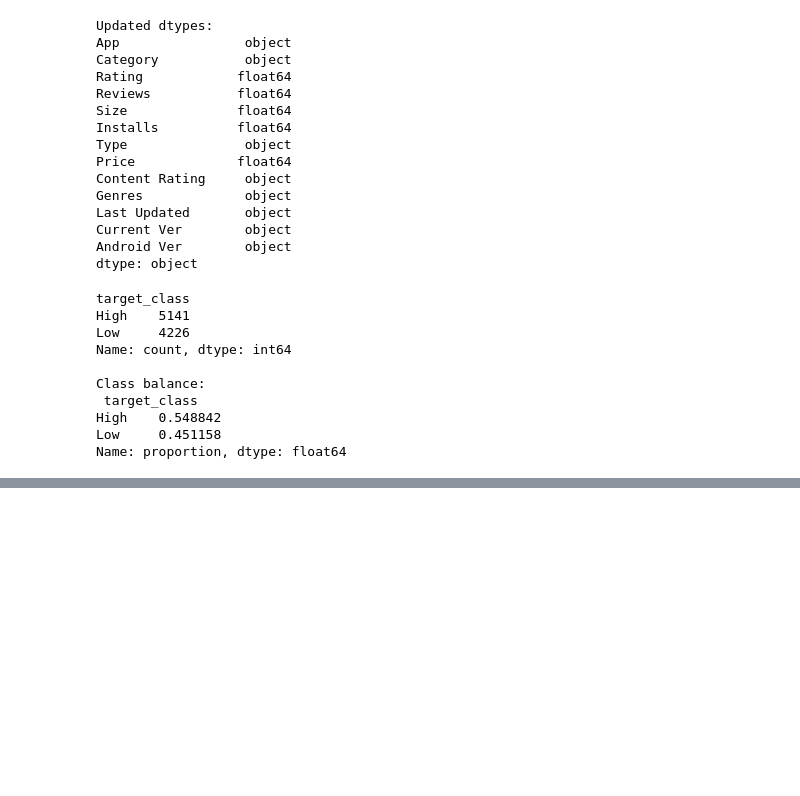
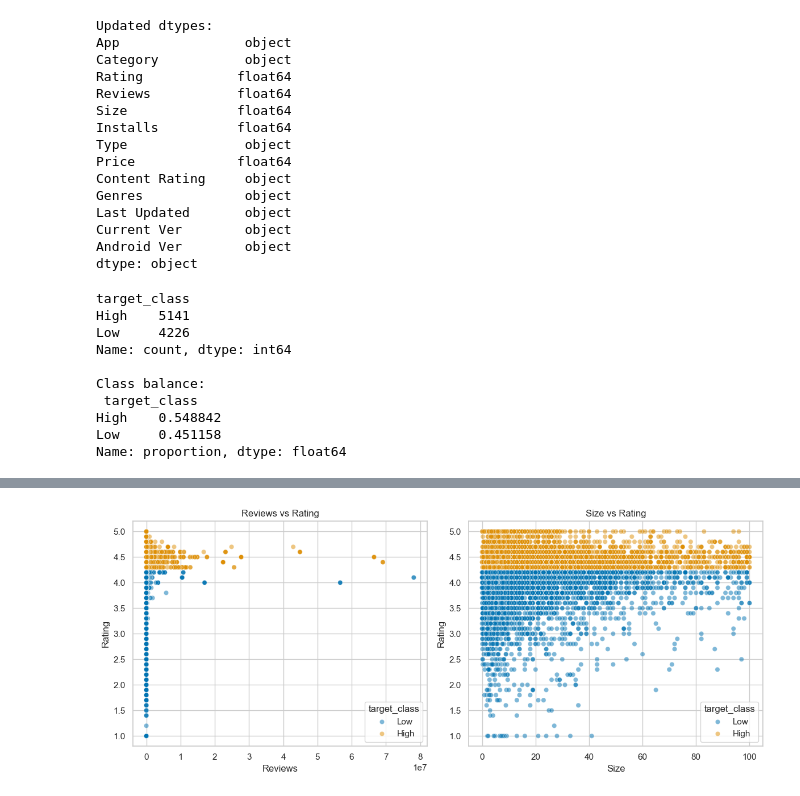
Before and after one commit to Kamalini29/ML-Capstone, a Jupyter notebook: notebooks/Classification.ipynb, the cells around one changed output, grey strips where cells are left out. Cells and saved outputs as stored; diff of their text form; code cells hidden in the pictures; blank space fills up the shorter version.

```diff
--- a/notebooks/Classification.ipynb
+++ b/notebooks/Classification.ipynb
@@ -141,0 +173,11 @@ Name: proportion, dtype: float64
+# %%
+# At least two scatter plots: feature vs a numeric proxy, coloured by class
+fig, axes = plt.subplots(1, 2, figsize=(12, 5))
+for ax, feat in zip(axes, num_cols[:2]):
+    sns.scatterplot(data=df, x=feat, y=RATING_COL, hue=TARGET_COLUMN, alpha=0.5, ax=ax)
+    ax.set_title(f"{feat} vs {RATING_COL}")
+plt.tight_layout()
+plt.savefig("../models/clf_eda_scatter.png", bbox_inches="tight")
+plt.show()
+# %% [output]
+[figure, added]
```
Also changed, not shown: parts of 4 cells of this notebook.
